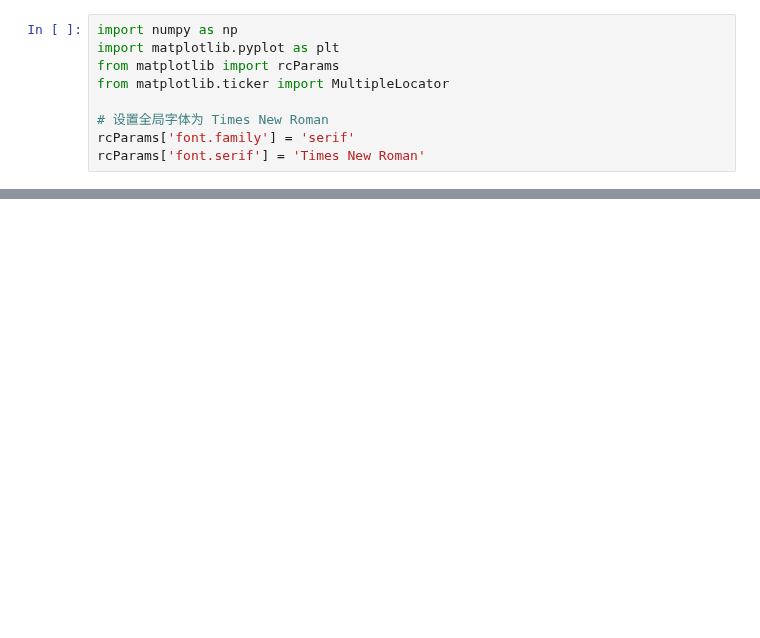
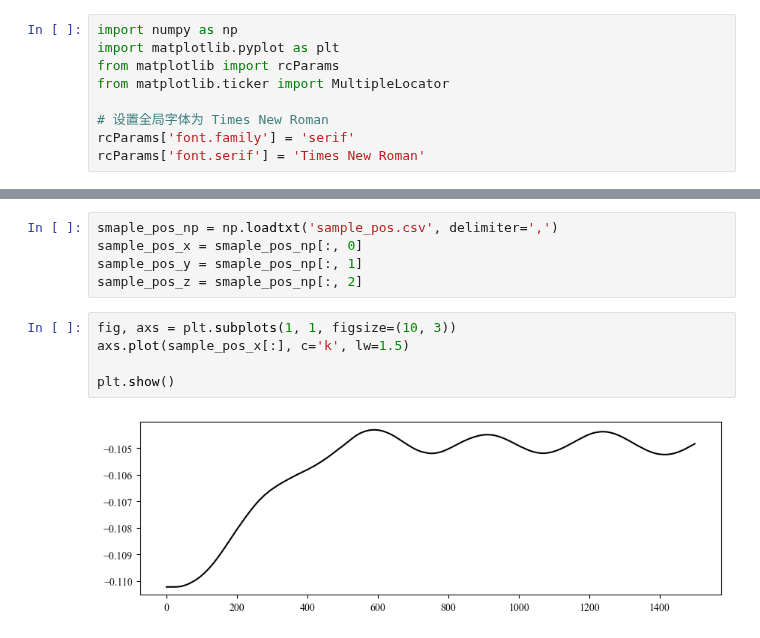
Before and after one commit to yang-si-hang/paper-2023, a Jupyter notebook: Test branch/SOFACode/20240623-PD Validation/PDResultVali.ipynb, the cells around one changed output, grey strips where cells are left out. Drawn from its saved outputs; the diff is of its cells as text; blank space fills up the shorter version.

```diff
--- a/Test branch/SOFACode/20240623-PD Validation/PDResultVali.ipynb
+++ b/Test branch/SOFACode/20240623-PD Validation/PDResultVali.ipynb
@@ -45,0 +46,12 @@ plt.show()
+# %%
+smaple_pos_np = np.loadtxt('sample_pos.csv', delimiter=',')
+sample_pos_x = smaple_pos_np[:, 0]
+sample_pos_y = smaple_pos_np[:, 1]
+sample_pos_z = smaple_pos_np[:, 2]
+# %%
+fig, axs = plt.subplots(1, 1, figsize=(10, 3))
+axs.plot(sample_pos_x[:], c='k', lw=1.5)
+
+plt.show()
+# %% [output]
+[figure, added]
```
Also changed, not shown: parts of 2 cells of this notebook, 3 other files.
